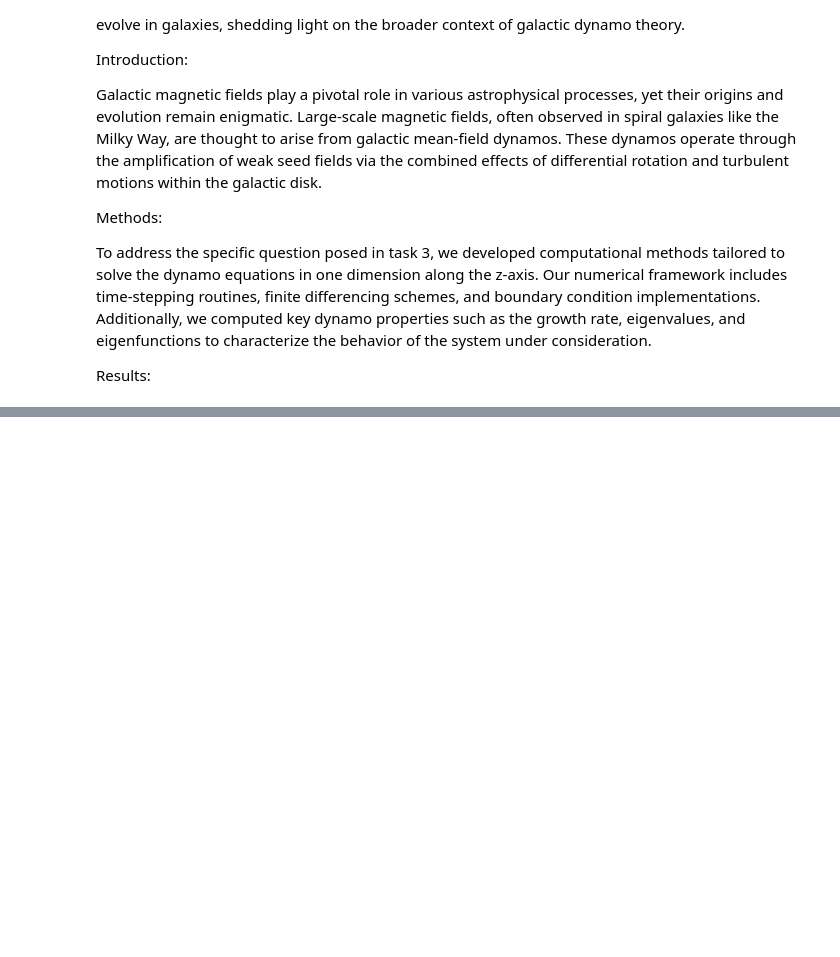
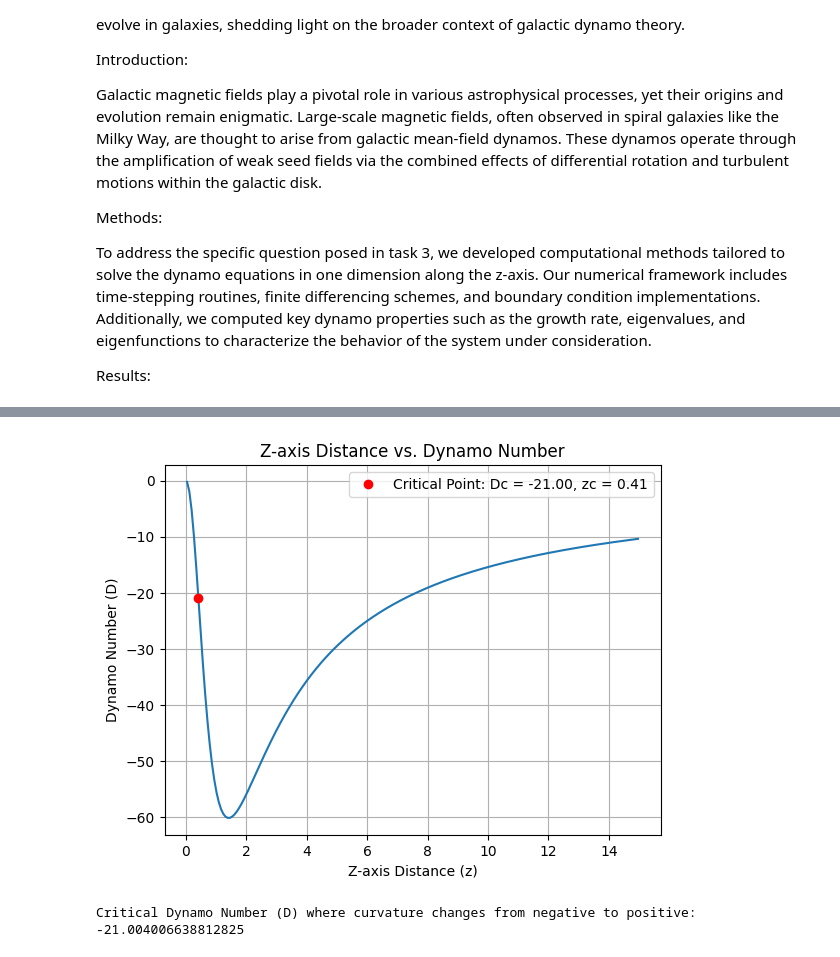
Before and after one commit to RPVGanesh28/Plasma-project-2011122, a Jupyter notebook: Task3 Report.ipynb, the cells around one changed output, grey strips where cells are left out. Drawn from its saved outputs; the diff is of its cells as text; code cells hidden in the pictures; blank space fills up the shorter version.

```diff
--- a/Task3 Report.ipynb
+++ b/Task3 Report.ipynb
@@ -16,0 +193,64 @@ Results:
+# %%
+import numpy as np
+import matplotlib.pyplot as plt
+
+# Define parameters
+omega_0_val = 250
+r_omega_val = 2
+h_val = 0.5
+alpha_0_val = (omega_0_val * (0.1)**2) / h_val
+
+# Z-axis grid
+Z_max_val = 15  # Maximum z-axis distance (in kpc)
+Nz_val = 200  # Number of grid points along the z-axis
+dz_val = Z_max_val / Nz_val
+
+# Turbulent magnetic diffusivity
+eta_val = 1
+
+# Initialize arrays to store z and D values
+z_values = []
+dynamo_values = []
+
+# Calculate dynamo values for each z-axis distance
+for i in range(Nz_val):
+    z = (i + 0.5) * dz_val  # Adjust for cell-centered grid
+    # Calculate omega_critical
+    omega_critical = omega_0_val / np.sqrt(1 + (z / r_omega_val)**2)
+
+    # Calculate D
+    D = -alpha_0_val * (z / 1)**2 * (1 + (z / 1)**2)**(-1) * (omega_0_val / np.sqrt(1 + (z / 1)**2)) * h_val**3 / (eta_val**2)
+
+    # Append values to arrays
+    z_values.append(z)
+    dynamo_values.append(D)
+
+# Convert to NumPy arrays
+z_values = np.array(z_values)
+dynamo_values = np.array(dynamo_values)
+
+# Plot z vs. D
+plt.plot(z_values, dynamo_values)
+plt.xlabel('Z-axis Distance (z)')
+plt.ylabel('Dynamo Number (D)')
+plt.title('Z-axis Distance vs. Dynamo Number')
+
+# Find the index where the curvature changes sign
+second_derivative = np.gradient(np.gradient(dynamo_values, z_values), z_values)
+inflection_points = np.where(np.diff(np.sign(second_derivative)))[0]
+
+# Find the D value where curvature changes from negative to positive
+if len(inflection_points) > 0:
+    critical_index = inflection_points[0]
+    critical_D = dynamo_values[critical_index]
+    critical_z = z_values[critical_index]
+    plt.plot(critical_z, critical_D, 'ro', label=f'Critical Point: Dc = {critical_D:.2f}, zc = {critical_z:.2f}')
+    plt.legend()
+    plt.grid()
+    plt.show()
+    print("Critical Dynamo Number (D) where curvature changes from negative to positive:", critical_D)
+else:
+    print("No change in curvature from negative to positive detected.")
+# %% [output]
+[figure, added]
+Critical Dynamo Number (D) where curvature changes from negative to positive: -21.004006638812825
```
Also changed, not shown: parts of 7 cells of this notebook.
